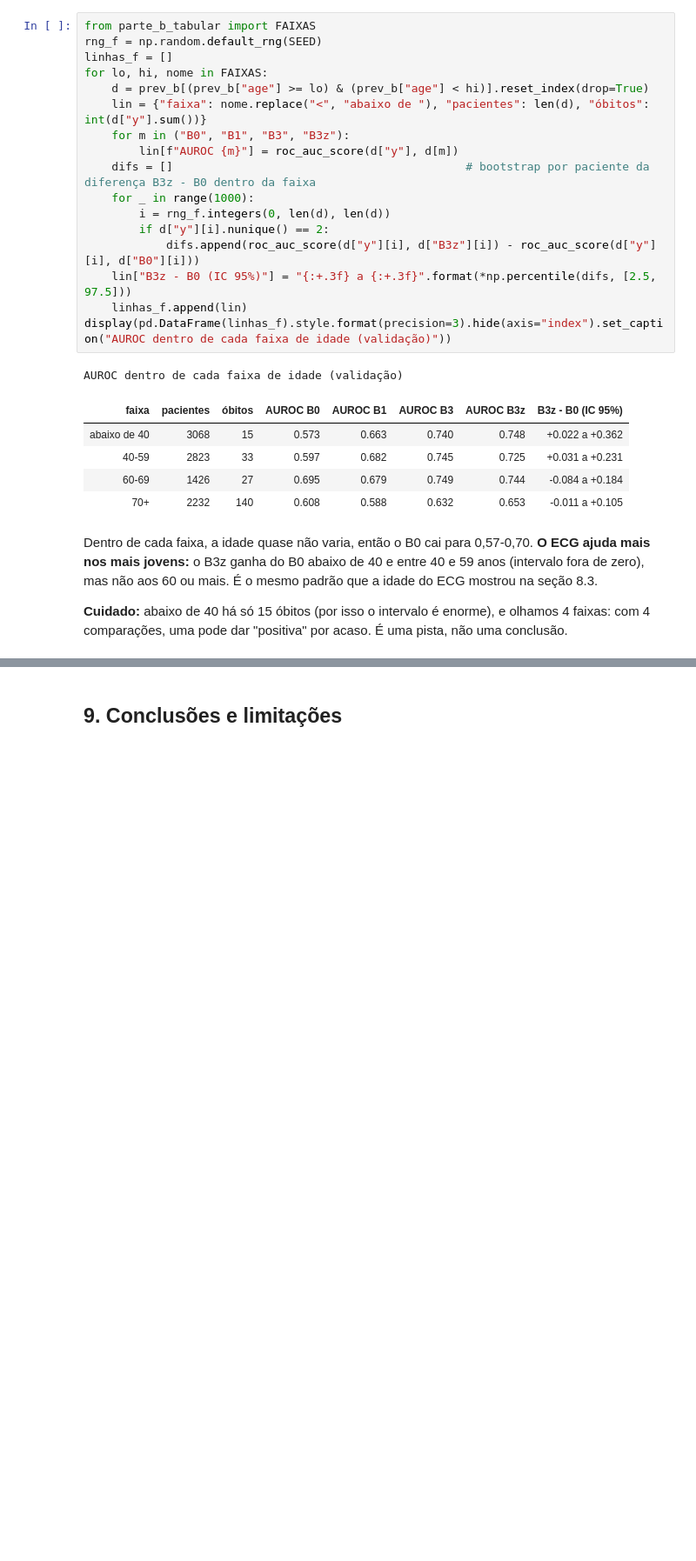
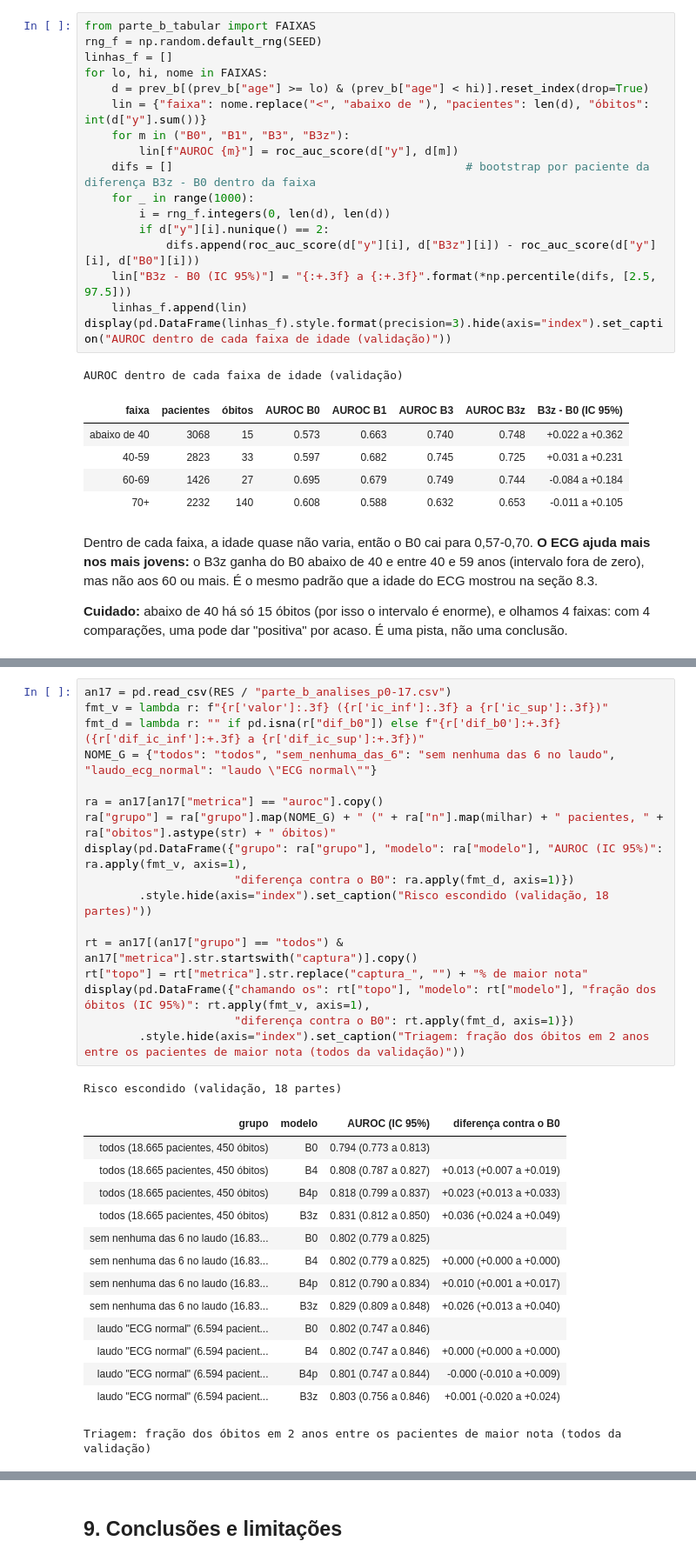
Before and after one commit to releventhal/Entrega-final-Insper-AI, a Jupyter notebook: projeto_ecg.ipynb, the cells around one changed output, grey strips where cells are left out. Shown at 87% size. Cells and saved outputs as stored; diff of their text form; blank space fills up the shorter version.

```diff
--- a/projeto_ecg.ipynb
+++ b/projeto_ecg.ipynb
@@ -1162,0 +1269,33 @@ Dentro de cada faixa, a idade quase não varia, então o B0 cai para 0,57-0,70.
+# %%
+an17 = pd.read_csv(RES / "parte_b_analises_p0-17.csv")
+fmt_v = lambda r: f"{r['valor']:.3f} ({r['ic_inf']:.3f} a {r['ic_sup']:.3f})"
+fmt_d = lambda r: "" if pd.isna(r["dif_b0"]) else f"{r['dif_b0']:+.3f} ({r['dif_ic_inf']:+.3f} a {r['dif_ic_sup']:+.3f})"
+NOME_G = {"todos": "todos", "sem_nenhuma_das_6": "sem nenhuma das 6 no laudo", "laudo_ecg_normal": "laudo \"ECG normal\""}
+
+ra = an17[an17["metrica"] == "auroc"].copy()
+ra["grupo"] = ra["grupo"].map(NOME_G) + " (" + ra["n"].map(milhar) + " pacientes, " + ra["obitos"].astype(str) + " óbitos)"
+display(pd.DataFrame({"grupo": ra["grupo"], "modelo": ra["modelo"], "AUROC (IC 95%)": ra.apply(fmt_v, axis=1),
+                      "diferença contra o B0": ra.apply(fmt_d, axis=1)})
+        .style.hide(axis="index").set_caption("Risco escondido (validação, 18 partes)"))
+
+rt = an17[(an17["grupo"] == "todos") & an17["metrica"].str.startswith("captura")].copy()
+rt["topo"] = rt["metrica"].str.replace("captura_", "") + "% de maior nota"
+display(pd.DataFrame({"chamando os": rt["topo"], "modelo": rt["modelo"], "fração dos óbitos (IC 95%)": rt.apply(fmt_v, axis=1),
+                      "diferença contra o B0": rt.apply(fmt_d, axis=1)})
+        .style.hide(axis="index").set_caption("Triagem: fração dos óbitos em 2 anos entre os pacientes de maior nota (todos da validação)"))
+# %% [output]
+Risco escondido (validação, 18 partes)
+| grupo | modelo | AUROC (IC 95%) | diferença contra o B0 |
+| todos (18.665 pacientes, 450 óbitos) | B0 | 0.794 (0.773 a 0.813) |  |
+| todos (18.665 pacientes, 450 óbitos) | B4 | 0.808 (0.787 a 0.827) | +0.013 (+0.007 a +0.019) |
+| todos (18.665 pacientes, 450 óbitos) | B4p | 0.818 (0.799 a 0.837) | +0.023 (+0.013 a +0.033) |
+| todos (18.665 pacientes, 450 óbitos) | B3z | 0.831 (0.812 a 0.850) | +0.036 (+0.024 a +0.049) |
+| sem nenhuma das 6 no laudo (16.83... | B0 | 0.802 (0.779 a 0.825) |  |
+| sem nenhuma das 6 no laudo (16.83... | B4 | 0.802 (0.779 a 0.825) | +0.000 (+0.000 a +0.000) |
+| sem nenhuma das 6 no laudo (16.83... | B4p | 0.812 (0.790 a 0.834) | +0.010 (+0.001 a +0.017) |
+| sem nenhuma das 6 no laudo (16.83... | B3z | 0.829 (0.809 a 0.848) | +0.026 (+0.013 a +0.040) |
+| laudo "ECG normal" (6.594 pacient... | B0 | 0.802 (0.747 a 0.846) |  |
+| laudo "ECG normal" (6.594 pacient... | B4 | 0.802 (0.747 a 0.846) | +0.000 (+0.000 a +0.000) |
+| laudo "ECG normal" (6.594 pacient... | B4p | 0.801 (0.747 a 0.844) | -0.000 (-0.010 a +0.009) |
+| laudo "ECG normal" (6.594 pacient... | B3z | 0.803 (0.756 a 0.846) | +0.001 (-0.020 a +0.024) |
+Triagem: fração dos óbitos em 2 anos entre os pacientes de maior nota (todos da validação)
```
Also changed, not shown: parts of 25 cells of this notebook, 2 other files.
